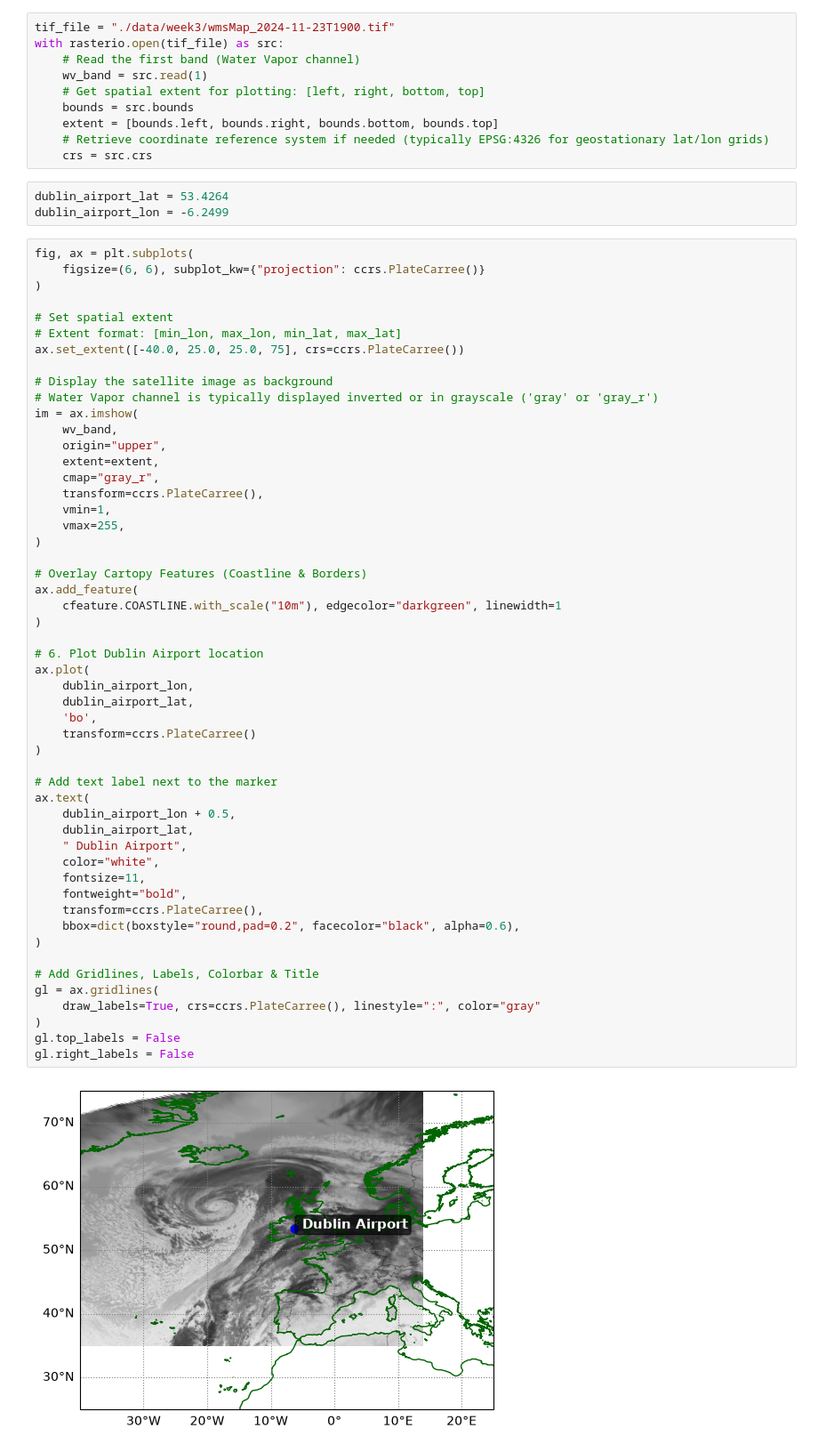
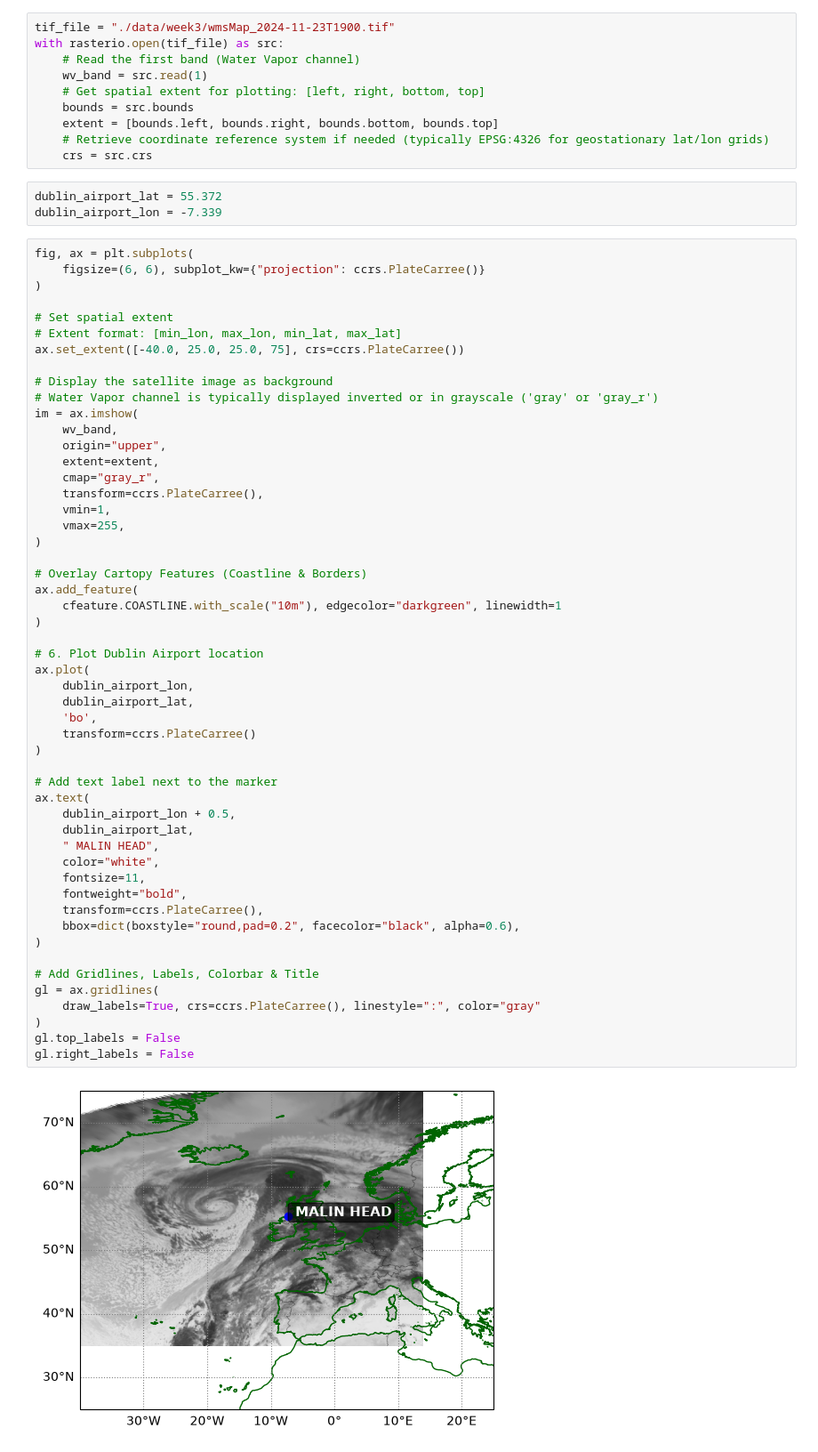
Before and after one commit to srajesh2712/pgr, a Jupyter notebook: py-torch/ACM41070-Physical_Meteorology_Climate/code/week3.ipynb, the cells around one changed output. Shown at 89% size. Drawn from its saved outputs; the diff is of its cells as text.

```diff
--- a/py-torch/ACM41070-Physical_Meteorology_Climate/code/week3.ipynb
+++ b/py-torch/ACM41070-Physical_Meteorology_Climate/code/week3.ipynb
@@ -17,8 +17,8 @@ with rasterio.open(tif_file) as src:
     # Retrieve coordinate reference system if needed (typically EPSG:4326 for geostationary lat/lon grids)
     crs = src.crs
 # %%
-dublin_airport_lat = 53.4264
-dublin_airport_lon = -6.2499
+dublin_airport_lat = 55.372
+dublin_airport_lon = -7.339
 # %%
 fig, ax = plt.subplots(
     figsize=(6, 6), subplot_kw={"projection": ccrs.PlateCarree()}
@@ -44,32 +44,32 @@ im = ax.imshow(
 ax.add_feature(
     cfeature.COASTLINE.with_scale("10m"), edgecolor="darkgreen", linewidth=1
 )
 
 # 6. Plot Dublin Airport location
 ax.plot(
     dublin_airport_lon,
     dublin_airport_lat,
     'bo',
     transform=ccrs.PlateCarree()
 )
 
 # Add text label next to the marker
 ax.text(
     dublin_airport_lon + 0.5,
     dublin_airport_lat,
-    " Dublin Airport",
+    " MALIN HEAD",
     color="white",
     fontsize=11,
     fontweight="bold",
     transform=ccrs.PlateCarree(),
     bbox=dict(boxstyle="round,pad=0.2", facecolor="black", alpha=0.6),
 )
 
 # Add Gridlines, Labels, Colorbar & Title
 gl = ax.gridlines(
     draw_labels=True, crs=ccrs.PlateCarree(), linestyle=":", color="gray"
 )
 gl.top_labels = False
 gl.right_labels = False
 # %% [output]
-[figure, old version]
+[figure, new version]
```
